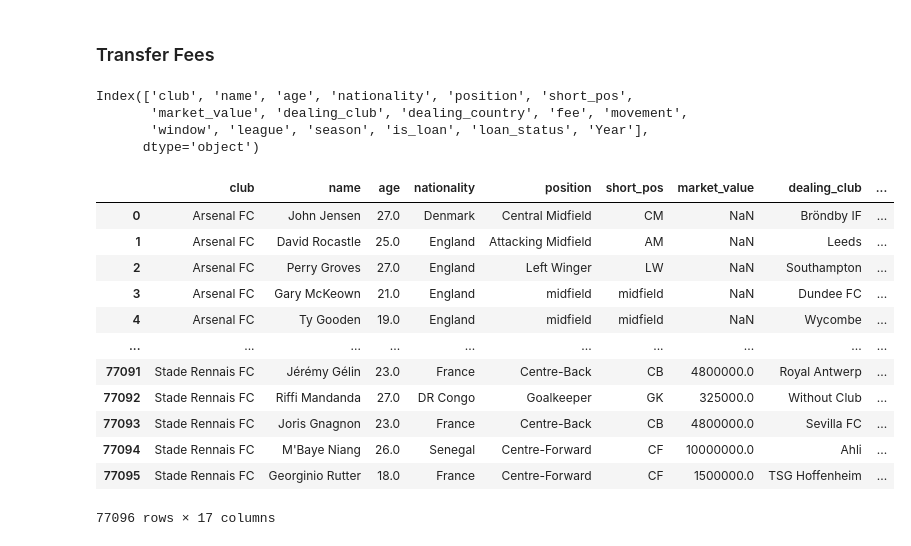
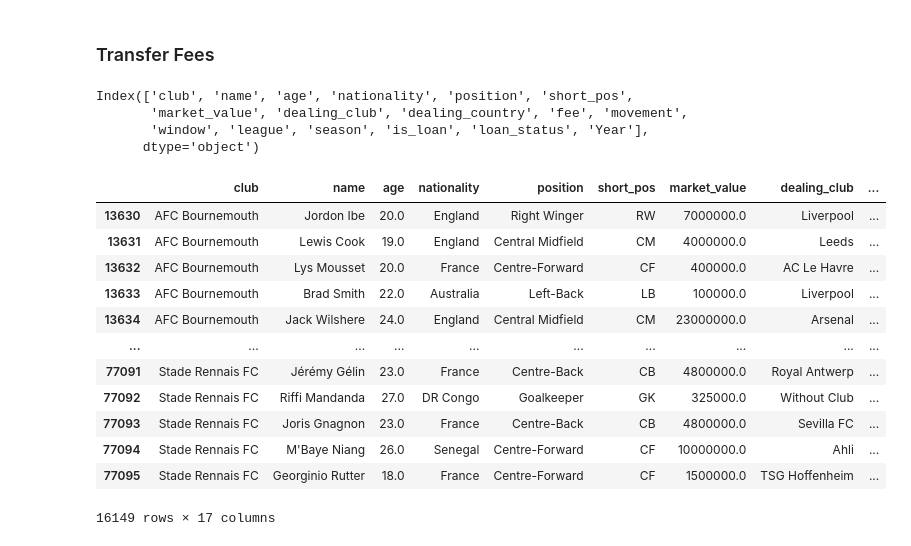
Before and after one commit to brandon-ds/siads593-M1, a Jupyter notebook: notebooks/data_preprocessing.ipynb, the cells around one changed output. Saved outputs shown, nothing was run; the diff lists cells and outputs as text; code cells hidden in the pictures.

```diff
--- a/notebooks/data_preprocessing.ipynb
+++ b/notebooks/data_preprocessing.ipynb
@@ -134,38 +120,40 @@ player_ratings_scaled
 # %%
 # Bronze Layer
 
 top_5_leagues = [
     'combined_premier-league.csv',
     'combined_serie-a.csv',
     'combined_laliga.csv',
     'combined_1-bundesliga.csv',
     'combined_ligue-1.csv'
     ]
 
 dfs  = []
 for league in top_5_leagues:
     dfs.append(pd.read_csv(f'../data/{league}'))
 
-raw_transfer_fees = pd.concat(dfs, ignore_index=True)
-print(raw_transfer_fees.columns)
-raw_transfer_fees
+bronze_transfer_fees = pd.concat(dfs, ignore_index=True)
+print(bronze_transfer_fees.columns)
+
+bronze_transfer_fees = bronze_transfer_fees[bronze_transfer_fees['season'] >= 2016]
+bronze_transfer_fees
 # %% [output]
 Index(['club', 'name', 'age', 'nationality', 'position', 'short_pos',
        'market_value', 'dealing_club', 'dealing_country', 'fee', 'movement',
        'window', 'league', 'season', 'is_loan', 'loan_status', 'Year'],
       dtype='object')
 |  | club | name | age | nationality | position | short_pos | market_value | dealing_club | ... |
-| 0 | Arsenal FC | John Jensen | 27.0 | Denmark | Central Midfield | CM | NaN | Bröndby IF | ... |
-| 1 | Arsenal FC | David Rocastle | 25.0 | England | Attacking Midfield | AM | NaN | Leeds | ... |
-| 2 | Arsenal FC | Perry Groves | 27.0 | England | Left Winger | LW | NaN | Southampton | ... |
-| 3 | Arsenal FC | Gary McKeown | 21.0 | England | midfield | midfield | NaN | Dundee FC | ... |
-| 4 | Arsenal FC | Ty Gooden | 19.0 | England | midfield | midfield | NaN | Wycombe | ... |
+| 13630 | AFC Bournemouth | Jordon Ibe | 20.0 | England | Right Winger | RW | 7000000.0 | Liverpool | ... |
+| 13631 | AFC Bournemouth | Lewis Cook | 19.0 | England | Central Midfield | CM | 4000000.0 | Leeds | ... |
+| 13632 | AFC Bournemouth | Lys Mousset | 20.0 | France | Centre-Forward | CF | 400000.0 | AC Le Havre | ... |
+| 13633 | AFC Bournemouth | Brad Smith | 22.0 | Australia | Left-Back | LB | 100000.0 | Liverpool | ... |
+| 13634 | AFC Bournemouth | Jack Wilshere | 24.0 | England | Central Midfield | CM | 23000000.0 | Arsenal | ... |
 | ... | ... | ... | ... | ... | ... | ... | ... | ... | ... |
 | 77091 | Stade Rennais FC | Jérémy Gélin | 23.0 | France | Centre-Back | CB | 4800000.0 | Royal Antwerp | ... |
 | 77092 | Stade Rennais FC | Riffi Mandanda | 27.0 | DR Congo | Goalkeeper | GK | 325000.0 | Without Club | ... |
 | 77093 | Stade Rennais FC | Joris Gnagnon | 23.0 | France | Centre-Back | CB | 4800000.0 | Sevilla FC | ... |
 | 77094 | Stade Rennais FC | M'Baye Niang | 26.0 | Senegal | Centre-Forward | CF | 10000000.0 | Ahli | ... |
 | 77095 | Stade Rennais FC | Georginio Rutter | 18.0 | France | Centre-Forward | CF | 1500000.0 | TSG Hoffenheim | ... |
-77096 rows × 17 columns
+16149 rows × 17 columns
 # %%
 # Silver Layer
```
Also changed, not shown: parts of 10 cells of this notebook, 3 other files.
